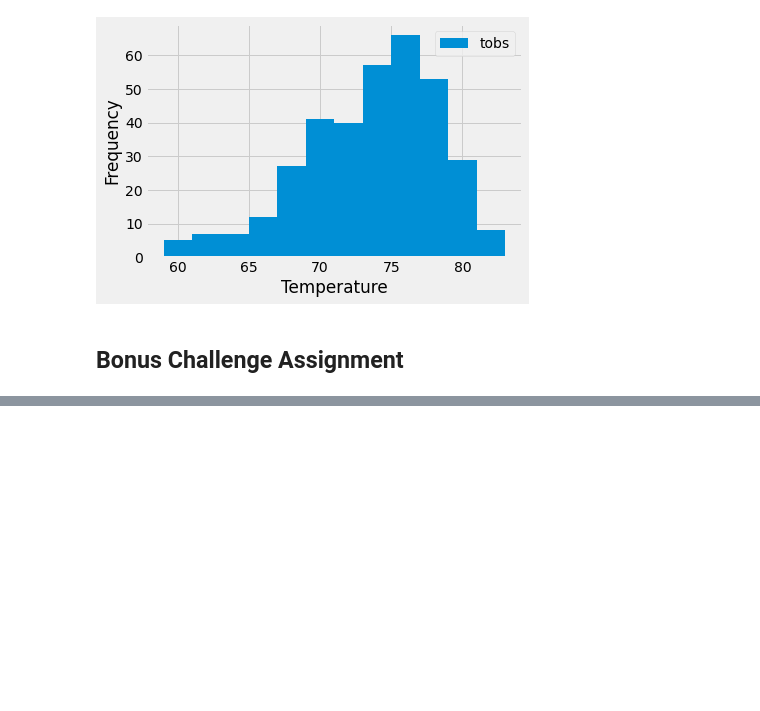
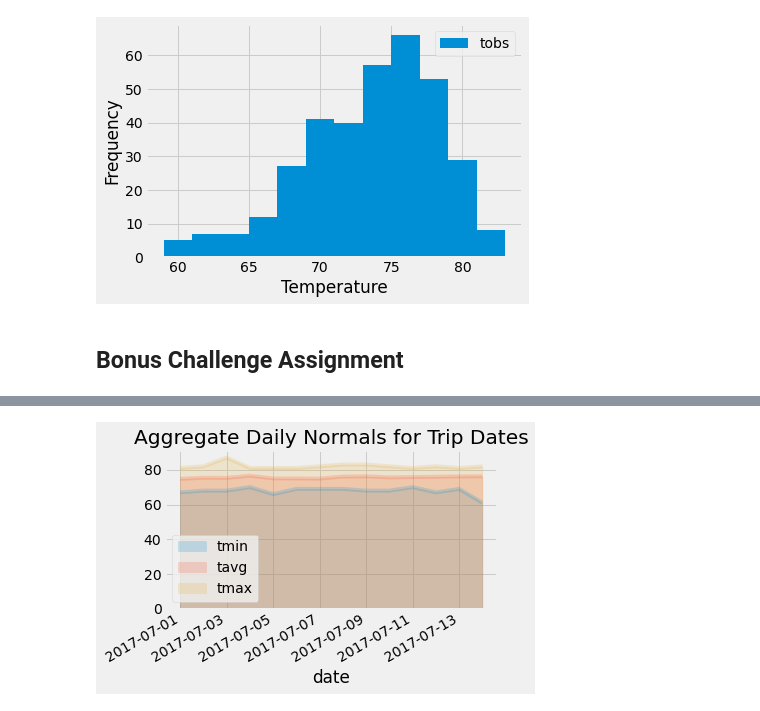
Before and after one commit to kramskb1/Surfs-Up-sqlalchemychallenge, a Jupyter notebook: climate_analysis.ipynb, the cells around one changed output, grey strips where cells are left out. Drawn from its saved outputs; the diff is of its cells as text; code cells hidden in the pictures; blank space fills up the shorter version.

```diff
--- a/climate_analysis.ipynb
+++ b/climate_analysis.ipynb
@@ -165,9 +197,20 @@ daily_normals("01-01")
 # push each tuple of calculations into a list called `normals`
 
 # Set the start and end date of the trip
+start_date = '2017-07-01'
+end_date ='2017-07-14'
+# Use the start and end date to create a range of dates
+dates = session.query(Measurement.date).filter(Measurement.date >= start_date).filter(Measurement.date <= end_date).group_by(Measurement.date).all()
+# Stip off the year and save a list of %m-%d strings
+trip_dates = [x[0] for x in dates]
+trip_dates_stripped= [x[5:] for x in trip_dates]
+start_month_day = trip_dates_stripped[0]
+end_month_day = trip_dates_stripped[-1]
+# Loop through the list of %m-%d strings and calculate the normals for each date
+daily_normals = [session.query(func.min(Measurement.tobs),
+                       func.avg(Measurement.tobs),
+                       func.max(Measurement.tobs)).filter(func.strftime("%m-%d", Measurement.date) >= start_month_day).filter(func.strftime("%m-%d", Measurement.date) <= end_month_day).group_by(func.strftime("%m-%d", Measurement.date)).all()]
 
-# Use the start and end date to create a range of dates
-
-# Stip off the year and save a list of %m-%d strings
-
-# Loop through the list of %m-%d strings and calculate the normals for each date
+daily_normals = daily_normals[0]
+print("Aggregate Daily Normals for 07-01 to 07-14")
+daily_normals
@@ -174,2 +233,7 @@ daily_normals("01-01")
 # %%
 # Load the previous query results into a Pandas DataFrame and add the `trip_dates` range as the `date` index
+daily_normals_df= pd.DataFrame(daily_normals,columns=['tmin', 'tavg', 'tmax'])
+daily_normals_df['date']= trip_dates
+daily_normals_df['date'] = pd.to_datetime(daily_normals_df['date'], format='%Y-%m-%d')
+daily_normals_df.set_index('date',inplace=True)
+daily_normals_df
@@ -176,2 +257,8 @@ daily_normals("01-01")
 # %%
 # Plot the daily normals as an area plot with `stacked=False`
+daily_normals_df.plot(kind='area', alpha=.2, stacked=False, x_compat=True, title="Aggregate Daily Normals for Trip Dates")
+plt.tight_layout()
+plt.savefig("Resources/DailyNormals.png")
+plt.show()
+# %% [output]
+[figure, added]
```
Also changed, not shown: parts of 7 cells of this notebook.
